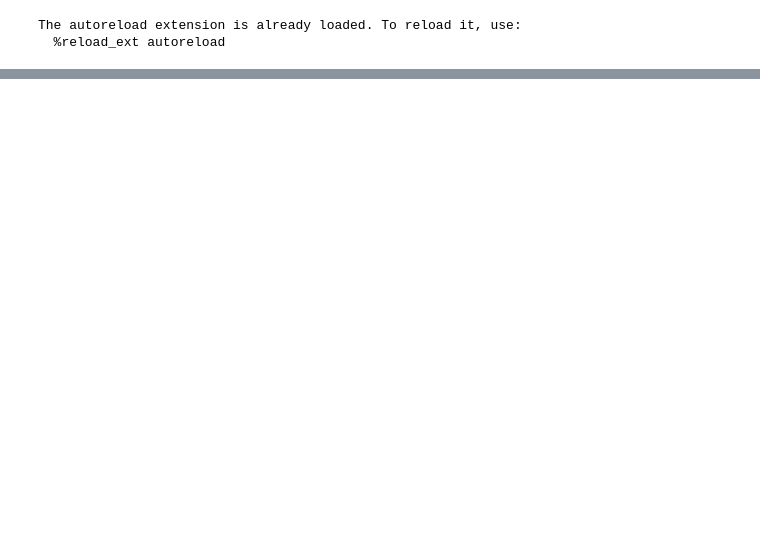
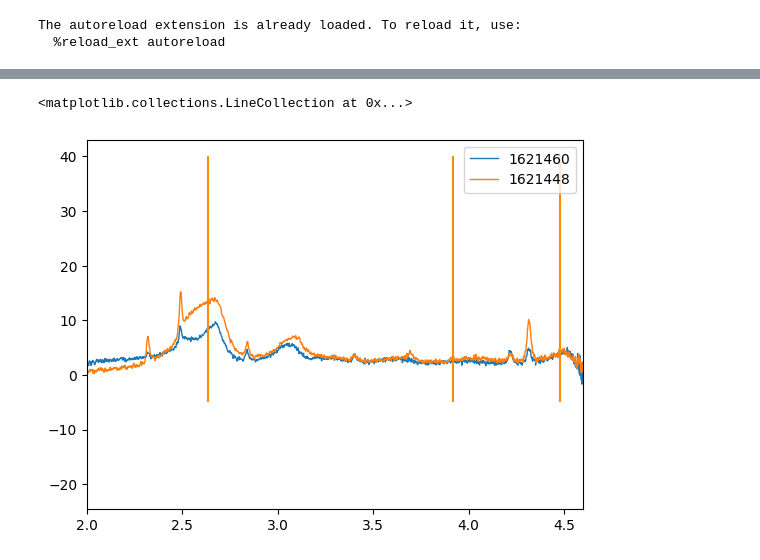
Before and after one commit to mila-fitzgerald/SACLA_RIXS_2025, a Jupyter notebook: XRD/Viewer_SACLA_waterfall.ipynb, the cells around one changed output, grey strips where cells are left out. Drawn from its saved outputs; the diff is of its cells as text; code cells hidden in the pictures; blank space fills up the shorter version.

```diff
--- a/XRD/Viewer_SACLA_waterfall.ipynb
+++ b/XRD/Viewer_SACLA_waterfall.ipynb
@@ -87,0 +106,14 @@ plt.show()
+# %%
+# Plotting just the good runs and new runs
+count=0
+offset=0
+for run_number in new_runs:
+    plt.plot(processed_runs_2[run_number]['INT'].radial, processed_runs_2[run_number]['INT'].intensity+count*offset, linewidth=1, label=run_number)
+    count+=1
+plt.legend()
+# plt.ylim(0, 800)
+plt.xlim(2, 4.6)
+plt.vlines([2.635, 3.92, 4.48], -5, 40, label='47 GPa Alpha', color='darkorange')
+# %% [output]
+<matplotlib.collections.LineCollection at 0x...>
+[figure, added]
```
Also changed, not shown: parts of 5 cells of this notebook, 1 other file.
